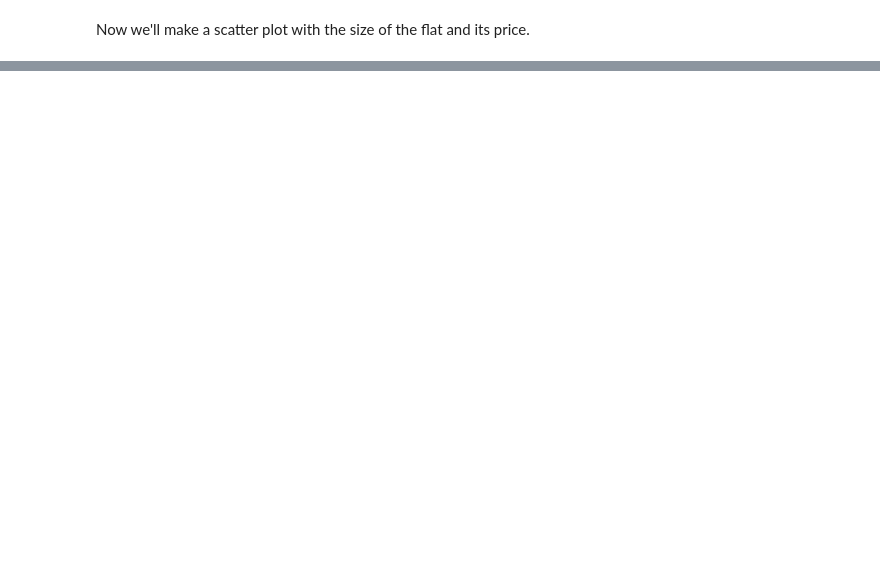
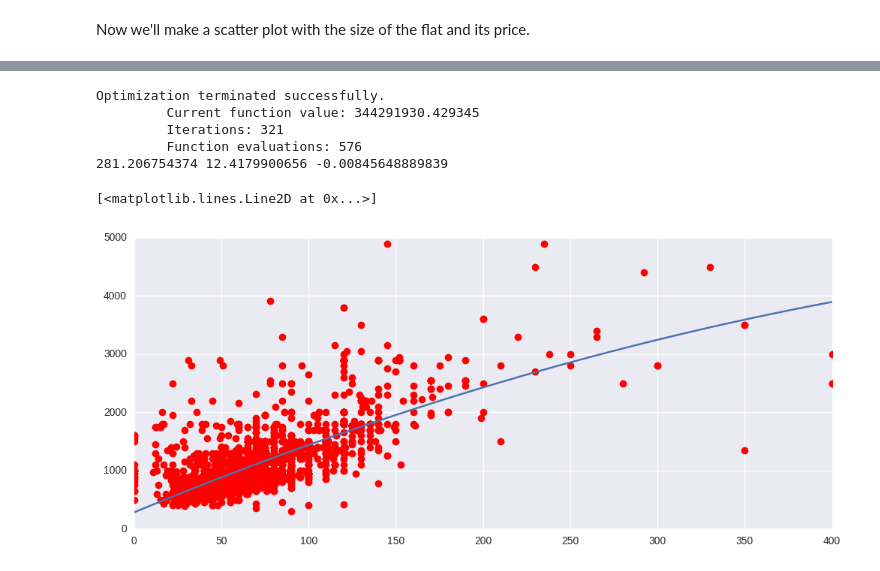
Before and after one commit to bertop89/jupyter-notebooks, a Jupyter notebook: madrid-rental-market-analysis/flats.ipynb, the cells around one changed output, grey strips where cells are left out. Cells and saved outputs as stored; diff of their text form; code cells hidden in the pictures; blank space fills up the shorter version.

```diff
--- a/madrid-rental-market-analysis/flats.ipynb
+++ b/madrid-rental-market-analysis/flats.ipynb
@@ -312,0 +320,17 @@ sns.stripplot(x=df["size"], y=df["price"])
+# %%
+from scipy.optimize import fmin
+
+ss2 = lambda theta, x, y: np.sum((y - theta[0] - theta[1]*x - theta[2]*(x**2)) ** 2)
+b0,b1,b2 = fmin(ss2, [1,1,-1], args=(df["size"],df["price"]))
+print b0,b1,b2
+plt.plot(df["size"], df["price"], 'ro')
+xvals = np.linspace(0, 400, 400)
+plt.plot(xvals, b0 + b1*xvals + b2*(xvals**2))
+# %% [output]
+Optimization terminated successfully.
+         Current function value: 344291930.429345
+         Iterations: 321
+         Function evaluations: 576
+281.206754374 12.4179900656 -0.00845648889839
+[<matplotlib.lines.Line2D at 0x...>]
+[figure, added]
```
Also changed, not shown: parts of 10 cells of this notebook.
